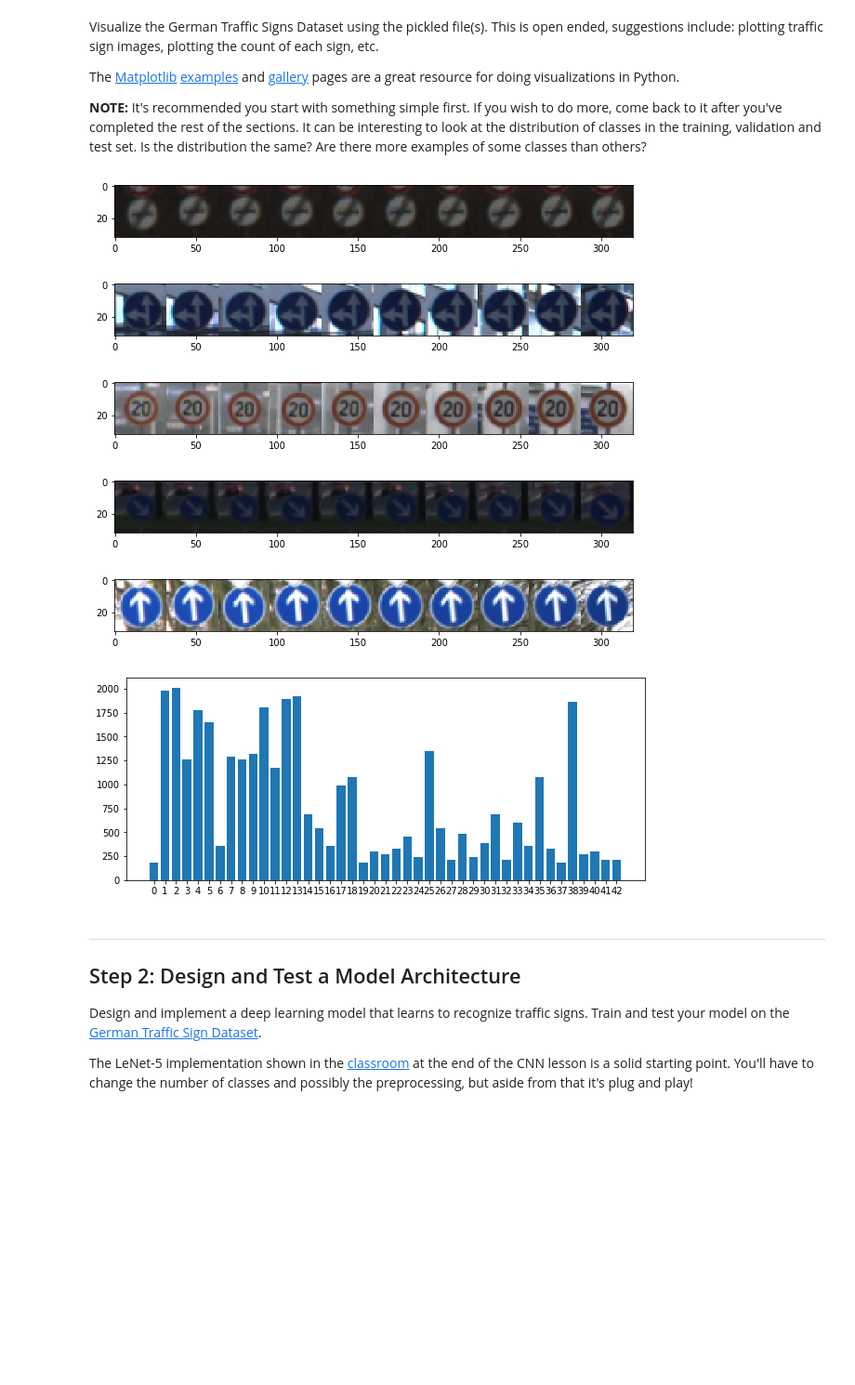
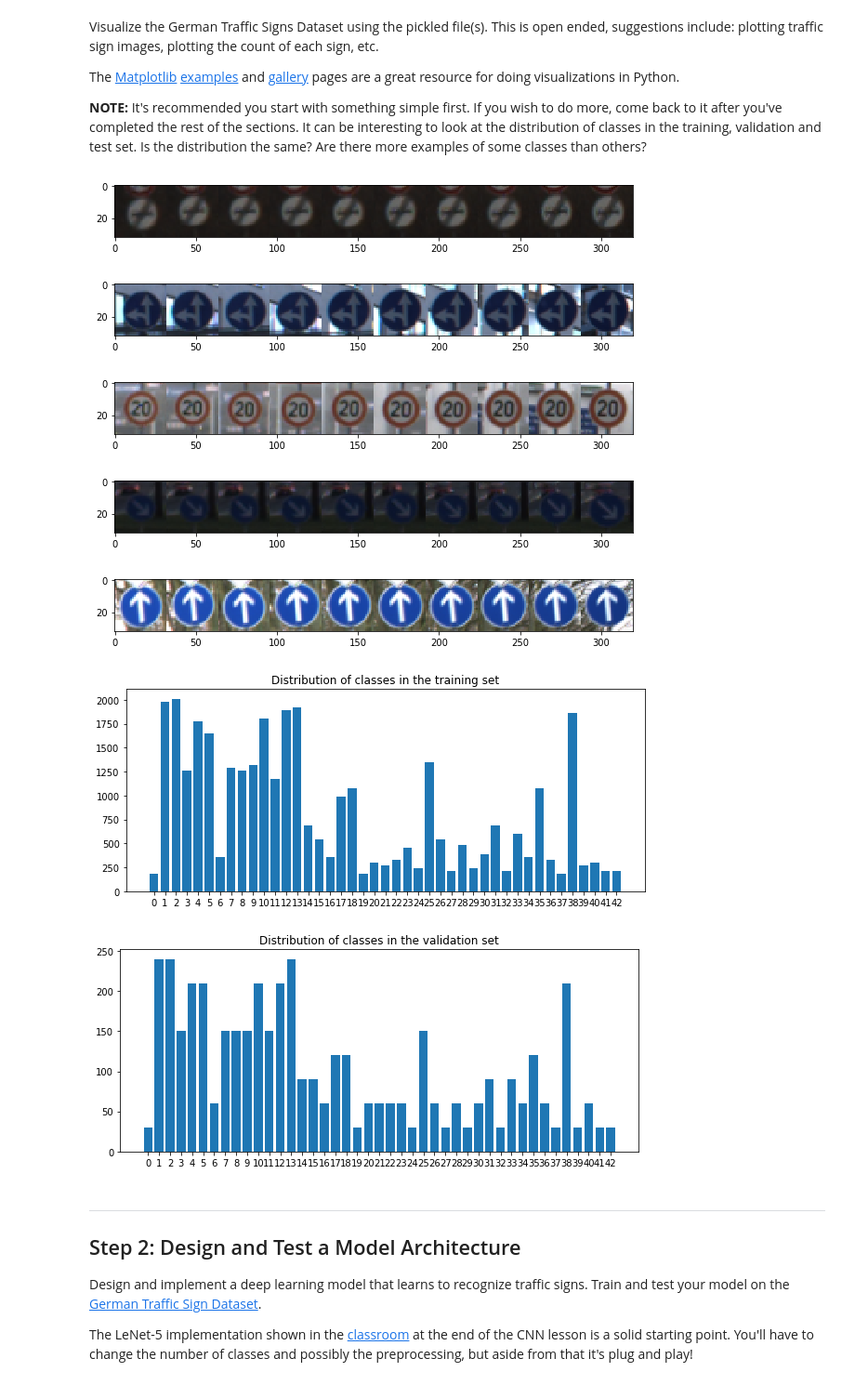
Before and after one commit to yuanjunyi/car, a Jupyter notebook: p2-traffic-sign-classifier-project/Traffic_Sign_Classifier.ipynb, the cells around one changed output. Shown: that part at 93% size. Cells and saved outputs as stored; diff of their text form; code cells hidden in the pictures; blank space fills up the shorter version.

Commit message:
Display distribution of classes in the validation set

```diff
--- a/p2-traffic-sign-classifier-project/Traffic_Sign_Classifier.ipynb
+++ b/p2-traffic-sign-classifier-project/Traffic_Sign_Classifier.ipynb
@@ -100,34 +100,43 @@ The [Matplotlib](http://matplotlib.org/) [examples](http://matplotlib.org/exampl
 # %%
 ### Data exploration visualization code goes here.
 ### Feel free to use as many code cells as needed.
 import matplotlib.pyplot as plt
 
 # Visualizations will be shown in the notebook.
 %matplotlib inline
 
 plt.figure(figsize=(10,4))
 plt.imshow(np.hstack(X_train[:10]))
 plt.figure(figsize=(10,4))
 plt.imshow(np.hstack(X_train[5000:5010]))
 plt.figure(figsize=(10,4))
 plt.imshow(np.hstack(X_train[10000:10010]))
 plt.figure(figsize=(10,4))
 plt.imshow(np.hstack(X_train[15000:15010]))
 plt.figure(figsize=(10,4))
 plt.imshow(np.hstack(X_train[20000:20010]))
 
 label, counts = np.unique(y_train, return_counts=True)
 plt.figure(figsize=(10,4))
 plt.bar(label, counts)
 plt.xticks(label, label)
+plt.title('Distribution of classes in the training set')
 plt.show()
+
+label, counts = np.unique(y_valid, return_counts=True)
+plt.figure(figsize=(10,4))
+plt.bar(label, counts)
+plt.xticks(label, label)
+plt.title('Distribution of classes in the validation set')
+plt.show()
 # %% [output]
 [figure]
 [figure]
 [figure]
 [figure]
 [figure]
-[figure, old version]
+[figure, new version]
+[figure, added]
 # %% [markdown]
 ----
 
```
